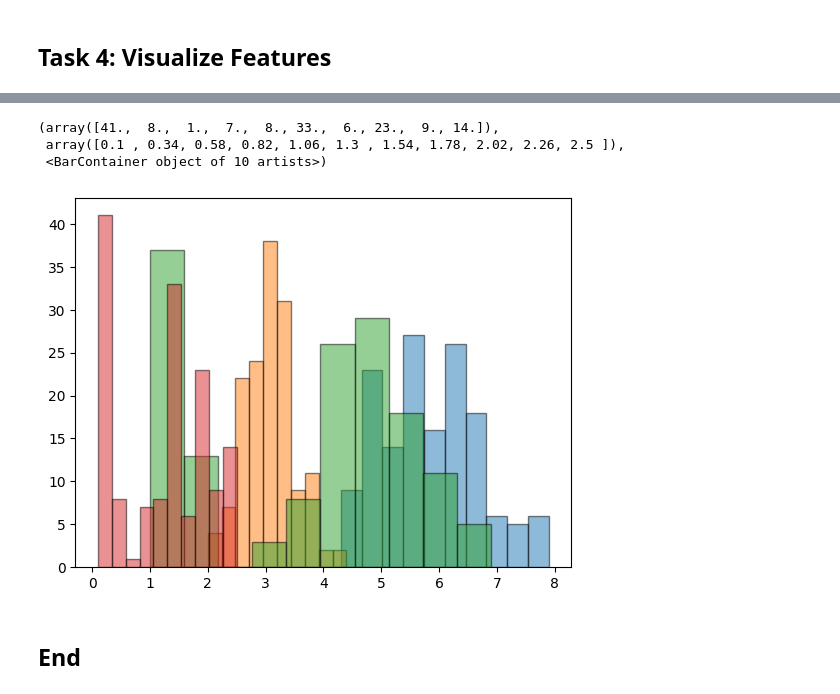
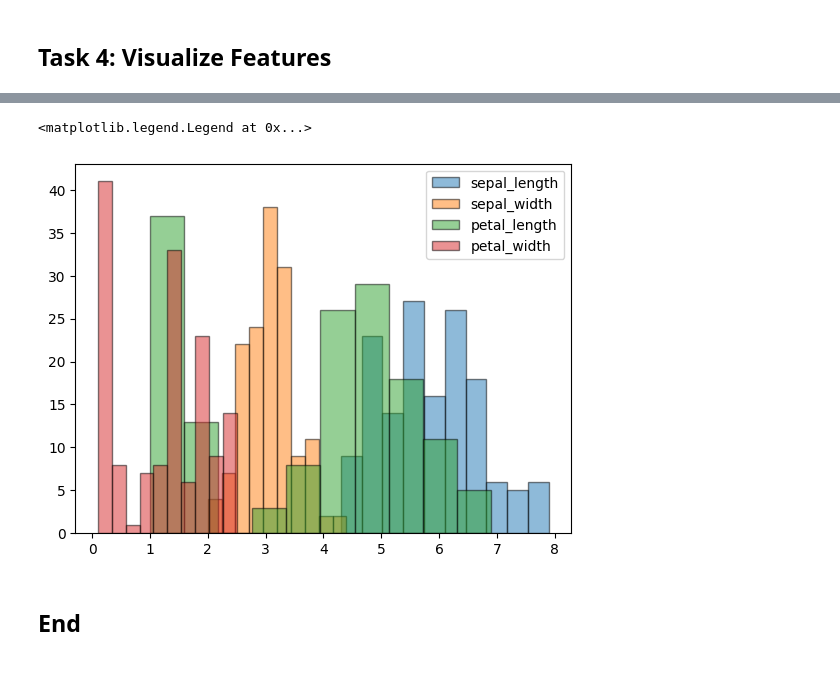
Before and after one commit to HewaOrang/principles_of_data_analytics, a Jupyter notebook: tasks.ipynb, the cells around one changed output, grey strips where cells are left out. Cells and saved outputs as stored; diff of their text form; code cells hidden in the pictures.

```diff
--- a/tasks.ipynb
+++ b/tasks.ipynb
@@ -120,12 +204,11 @@ import numpy as np
 # %%
 plt.hist(df['sepal_length'], edgecolor='black', label='sepal_length', alpha=0.5)
 plt.hist(df['sepal_width'], edgecolor='black', label='sepal_width', alpha=0.5)
 plt.hist(df['petal_length'], edgecolor='black', label='petal_length', alpha=0.5)
 plt.hist(df['petal_width'], edgecolor='black', label='petal_width', alpha=0.5)
+plt.legend()
 # %% [output]
-(array([41.,  8.,  1.,  7.,  8., 33.,  6., 23.,  9., 14.]),
- array([0.1 , 0.34, 0.58, 0.82, 1.06, 1.3 , 1.54, 1.78, 2.02, 2.26, 2.5 ]),
- <BarContainer object of 10 artists>)
+<matplotlib.legend.Legend at 0x...>
-[figure, old version]
+[figure, new version]
 # %% [markdown]
 ## End
```
Also changed, not shown: parts of 4 cells of this notebook.
